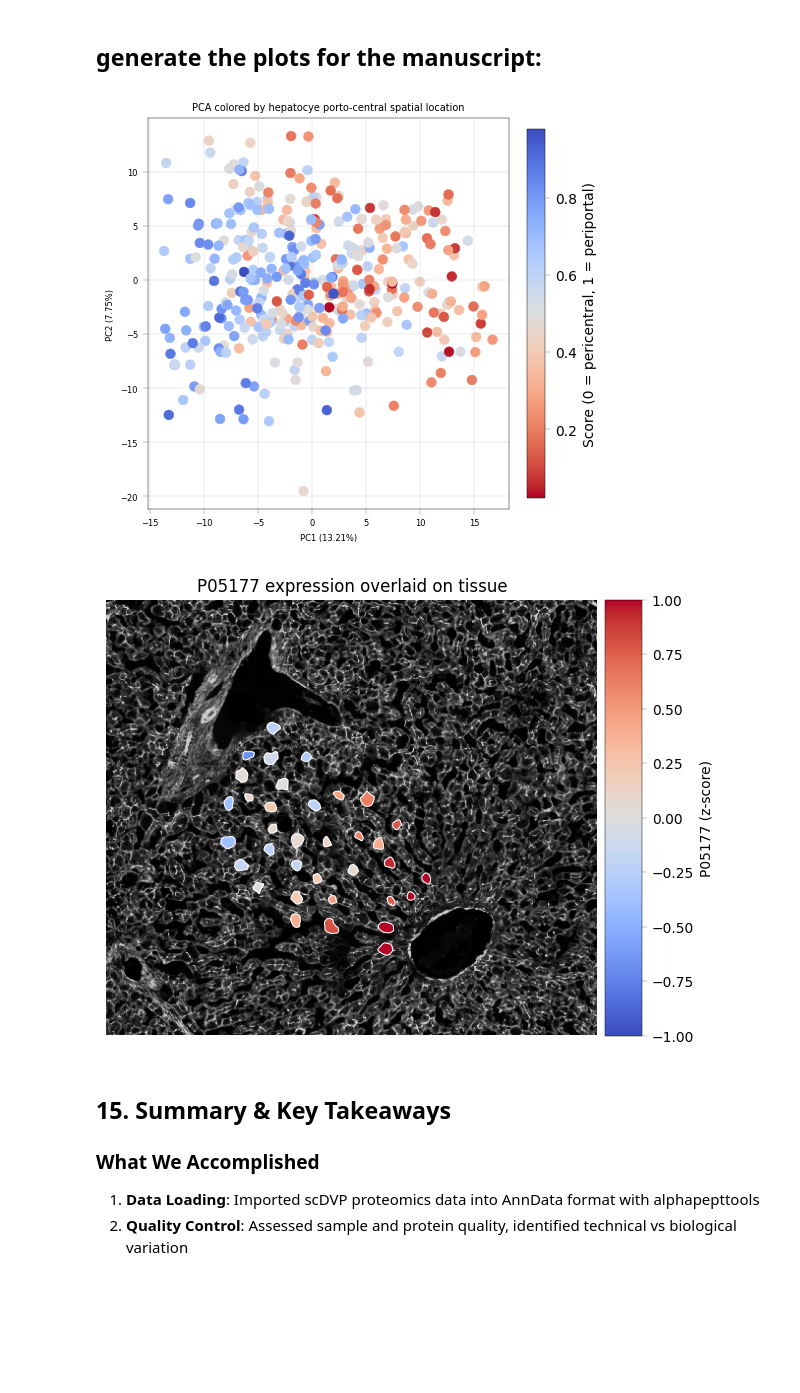
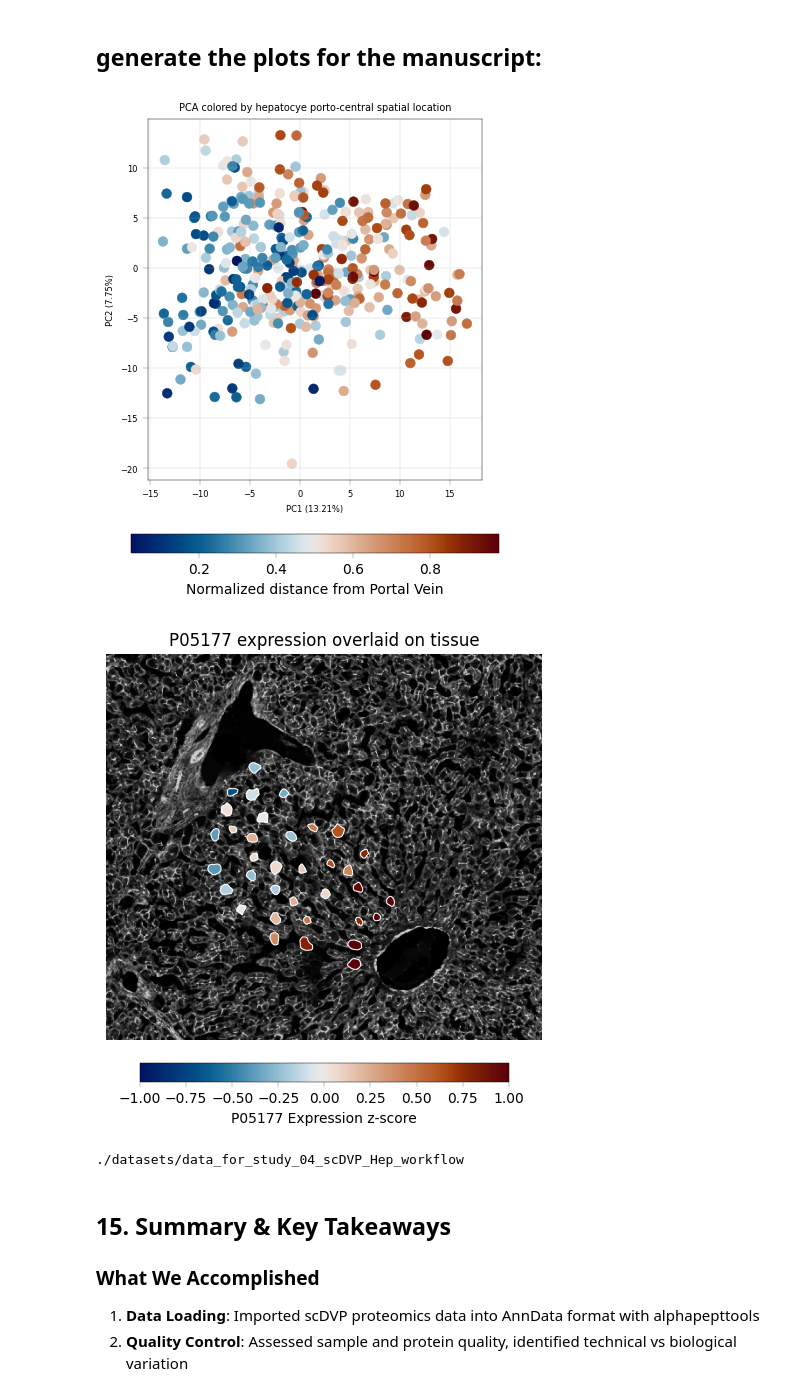
Before and after one commit to MannLabs/alphapepttools-manuscript, a Jupyter notebook: notebooks/studies/study_04_scDVP.ipynb, the cells around one changed output. Saved outputs shown, nothing was run; the diff lists cells and outputs as text; code cells hidden in the pictures; blank space fills up the shorter version.

Commit message:
changed colormap and colorbar orientation

```diff
--- a/notebooks/studies/study_04_scDVP.ipynb
+++ b/notebooks/studies/study_04_scDVP.ipynb
@@ -2199,14 +2194,24 @@ fig, ax = plt.subplots(1, 1, figsize=(4, 4))
 # %%
 from alphapepttools.pl.colors import MappedColormaps
 from matplotlib.colors import Normalize
+import matplotlib.cm as cm
+from matplotlib.transforms import Bbox
+import cmcrameri.cm as cmc
+
+# make the distance value agree with the general directionality (left = portal, right = central), so we multiply by -1
+adata.obs["score_from_PN"] = 1 - adata.obs["score"]
 
 # Common settings for consistent sizing
 figsize = (5, 5)
-cbar_params = {"shrink": 0.75, "aspect": 20}
+#cbar_params = {"shrink": 0.75, "aspect": 20}
+cbar_params = {"shrink": 0.75, "aspect": 20, "orientation": "horizontal", "location": "bottom"}
+bbox = Bbox([[0, 0], [5, 5]])
 
 # --- Plot 1: PCA colored by zonation score ---
-mapper = MappedColormaps(cmap="coolwarm_r")
-mapper.fit_transform(adata.obs["score"])
+#mapper = MappedColormaps(cmap="coolwarm_r")
+#mapper = MappedColormaps(cmap=cmc.vik)
+mapper = MappedColormaps(cmap="cmc.vik")
+mapper.fit_transform(adata.obs["score_from_PN"])
 
 fig, axm = apt.pl.create_figure(1, 1, figsize=figsize)
 ax = axm.next()
@@ -2216,7 +2221,7 @@ apt.pl.plot_pca(
     ax=ax,
     y_column=2,
     label=False,
-    color_map_column="score",
+    color_map_column="score_from_PN",
     palette=mapper.cmap,
     scatter_kwargs={"s": 50},
 )
@@ -2225,46 +2230,57 @@ ax.set_aspect('equal')
 apt.pl.label_axes(ax=ax, title="PCA colored by hepatocye porto-central spatial location")
 
 cbar = fig.colorbar(mapper.scalar_mappable, ax=ax, **cbar_params)
-cbar.set_label("Score (0 = pericentral, 1 = periportal)")
+cbar.set_label("Normalized distance from Portal Vein")
 
 fig.savefig(
-    os.path.join(output_dir, "pca_zonation.png"),
-    bbox_inches="tight",
-    dpi=300,
+    os.path.join(output_dir, "pca_zonation.svg"),
+    bbox_inches=bbox,
+    dpi=600,
 )
 
 
 # --- Plot 2: Spatial protein overlay ---
 fig, axm = apt.pl.create_figure(1, 1, figsize=figsize)
 ax = axm.next()
 
+norm = Normalize(-1, 1, clip=True)
+
 (
     sdata.pl.render_images("image", palette="#444444")
     .pl.render_shapes(
         "cells",
         color="P05177",
-        norm=Normalize(-1, 1, clip=True),
-        cmap="coolwarm",
+        norm=norm,
+        cmap=cmc.vik,
         outline_color="#ffffff",
         outline_alpha=1,
     )
     .pl.show(
         title="P05177 expression overlaid on tissue",
         ax=ax,
-        colorbar_params={"label": "P05177 (z-score)", **cbar_params}
+        colorbar=False,
     )
 )
 ax.axis("off")
 ax.set_aspect('equal')
 
+# Create colorbar manually for proper SVG rendering
+sm = cm.ScalarMappable(cmap=cmc.vik, norm=norm)
+cbar = fig.colorbar(sm, ax=ax, **cbar_params)
+cbar.set_label("P05177 Expression z-score")
+
 fig.savefig(
-    os.path.join(output_dir, "sdata_with_protein_overlay.png"),
-    bbox_inches="tight",
-    dpi=300,
+    os.path.join(output_dir, "sdata_with_protein_overlay.svg"),
+    bbox_inches=bbox,
+    dpi=600,
 )
 # %% [output]
-[figure, old version]
+[figure, new version]
-[figure, old version]
+[figure, new version]
+# %%
+print(output_dir)
+# %% [output]
+./datasets/data_for_study_04_scDVP_Hep_workflow
 # %% [markdown]
 ## 15. Summary & Key Takeaways
 
```
Also changed, not shown: parts of 2 cells of this notebook.
